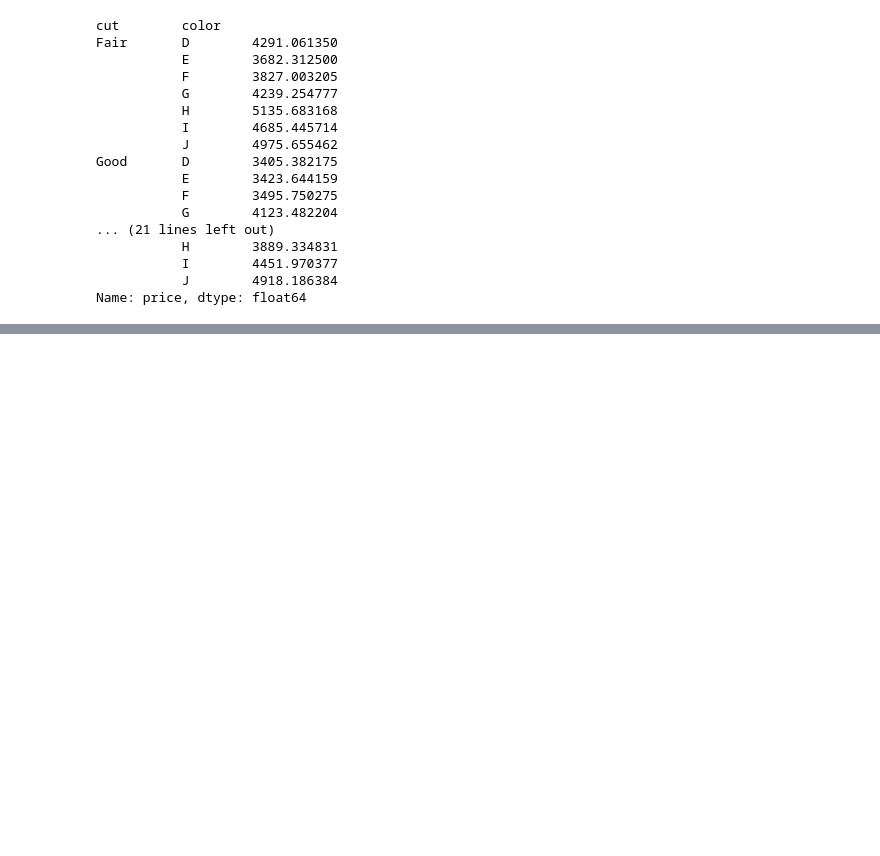
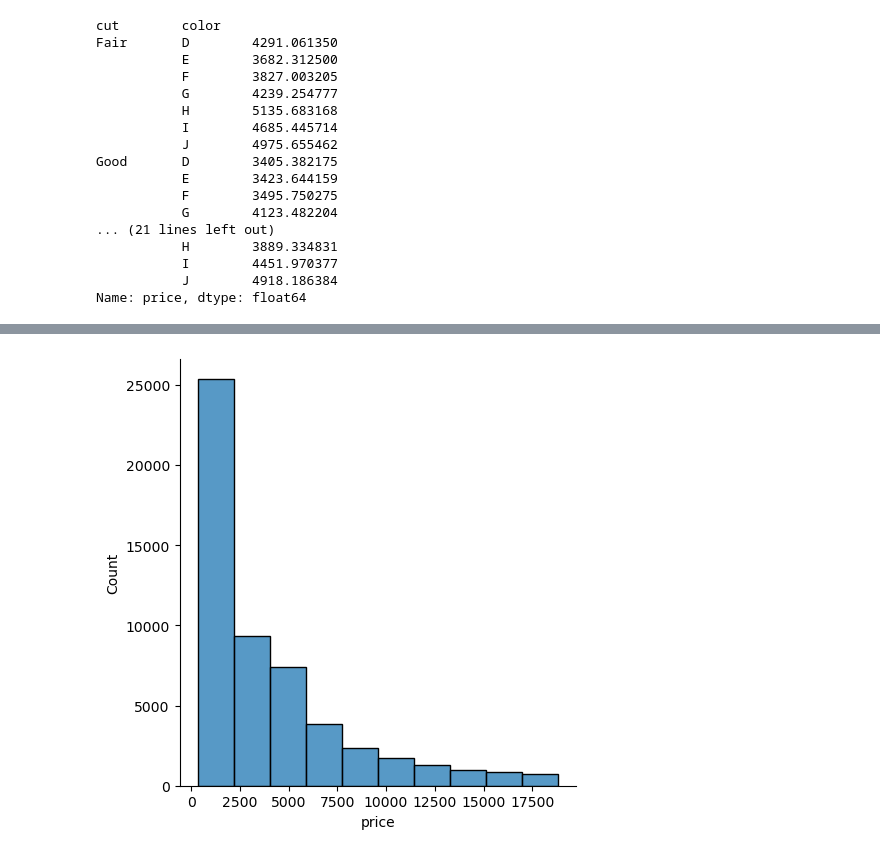
Before and after one commit to Alihanesentas/Exploratory-Data-Analysis, a Jupyter notebook: Day-2.ipynb, the cells around one changed output, grey strips where cells are left out. Saved outputs shown, nothing was run; the diff lists cells and outputs as text; code cells hidden in the pictures; blank space fills up the shorter version.

```diff
--- a/Day-2.ipynb
+++ b/Day-2.ipynb
@@ -399,0 +438,4 @@ Name: price, dtype: float64
+# %%
+sns.displot(df["price"], kde = False,bins = 10);
+# %% [output]
+[figure, added]
```
Also changed, not shown: parts of 8 cells of this notebook.
